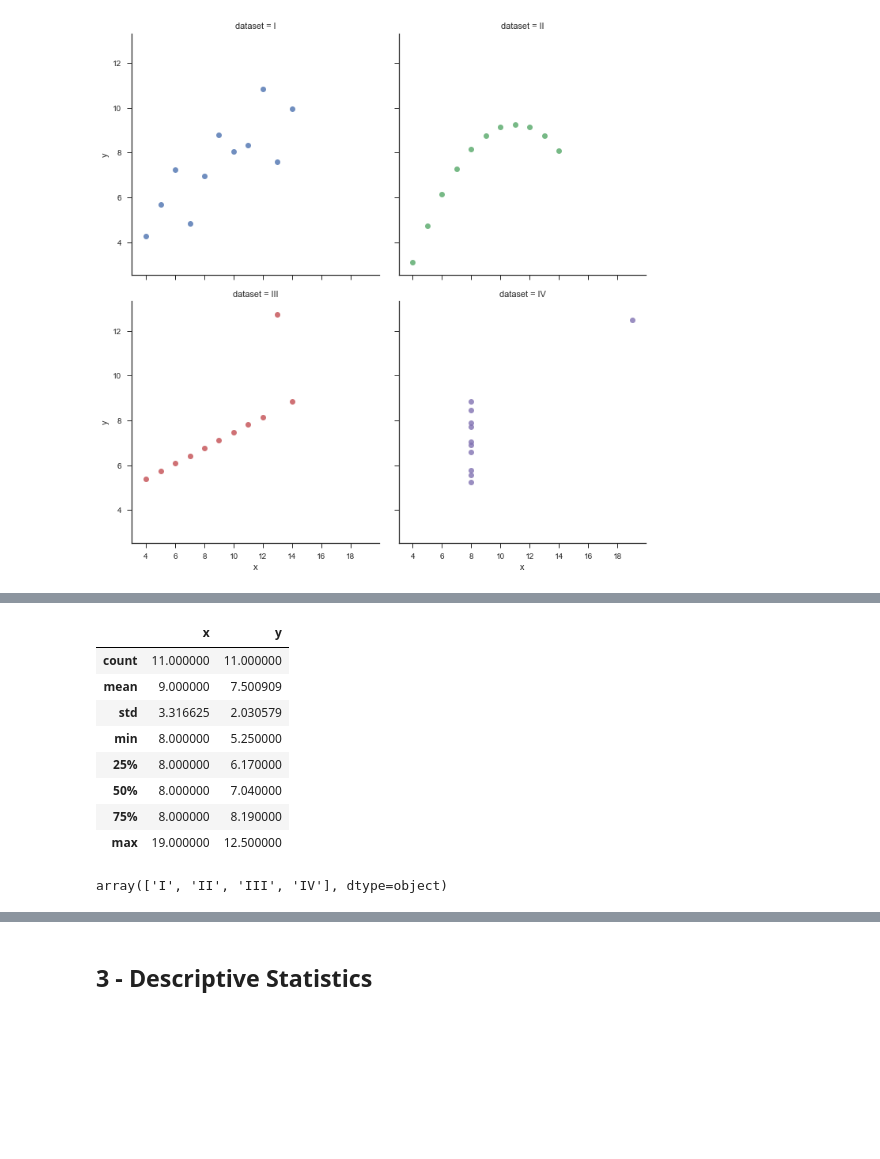
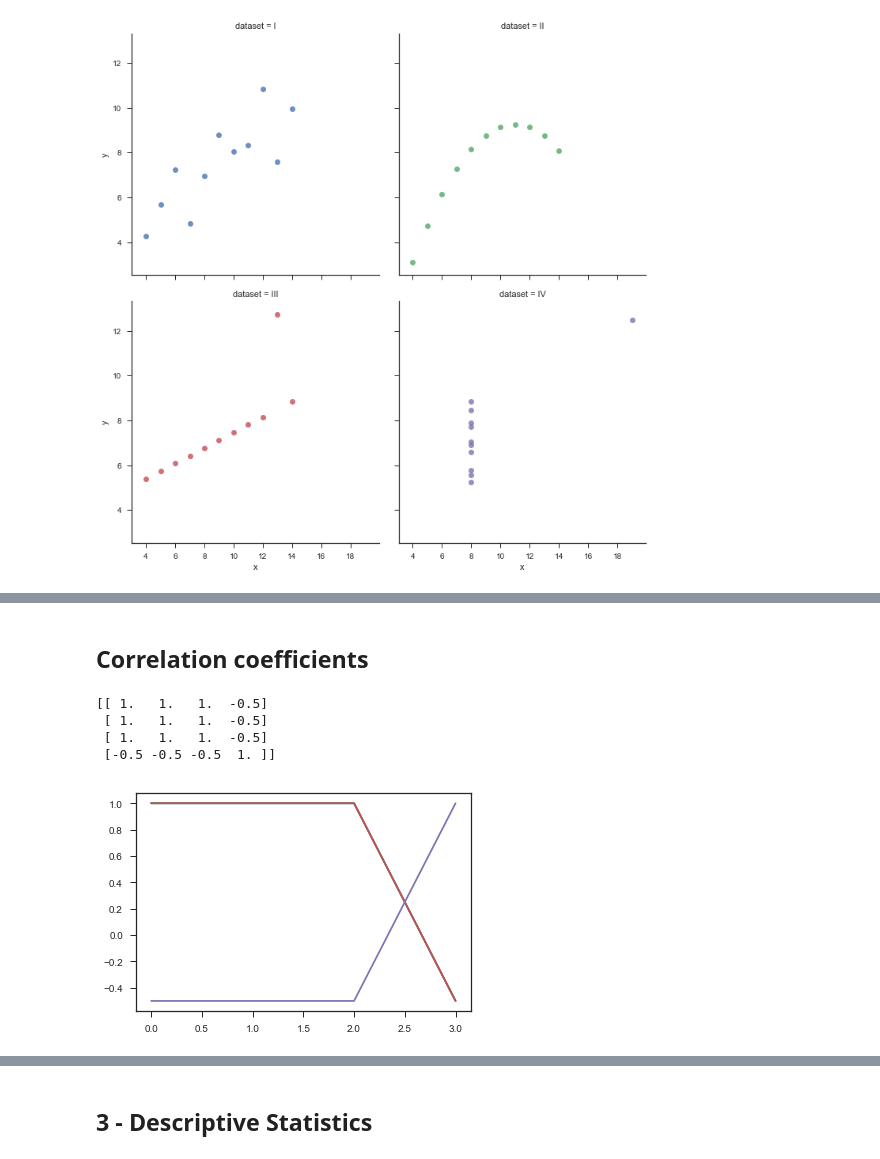
Before and after one commit to MKelly1303/GMIT_52446_Fund_Assignment1, a Jupyter notebook: 52446-Assignment_1_Mark_Kelly.ipynb, the cells around one changed output, grey strips where cells are left out. Cells and saved outputs as stored; diff of their text form; code cells hidden in the pictures; blank space fills up the shorter version.

```diff
--- a/52446-Assignment_1_Mark_Kelly.ipynb
+++ b/52446-Assignment_1_Mark_Kelly.ipynb
@@ -67,19 +69,16 @@ I = df.loc[df.dataset == "I"]
 II = df.loc[df.dataset == "II"]
 III = df.loc[df.dataset == "III"]
 IV = df.loc[df.dataset == "IV"]
-# %%
-IV.describe()
-# %% [output]
-|  | x | y |
-| count | 11.000000 | 11.000000 |
-| mean | 9.000000 | 7.500909 |
-| std | 3.316625 | 2.030579 |
-| min | 8.000000 | 5.250000 |
-| 25% | 8.000000 | 6.170000 |
-| 50% | 8.000000 | 7.040000 |
-| 75% | 8.000000 | 8.190000 |
-| max | 19.000000 | 12.500000 |
-# %%
-df['dataset'].unique()
-# %% [output]
-array(['I', 'II', 'III', 'IV'], dtype=object)
+# %% [markdown]
+## Correlation coefficients
+# %%
+testX = np.corrcoef([I.x, II.x, III.x, IV.x])
+plt.plot(testX)
+print(testX)
+plt.show()
+# %% [output]
+[[ 1.   1.   1.  -0.5]
+ [ 1.   1.   1.  -0.5]
+ [ 1.   1.   1.  -0.5]
+ [-0.5 -0.5 -0.5  1. ]]
+[figure, added]
```
Also changed, not shown: parts of 16 cells of this notebook.
